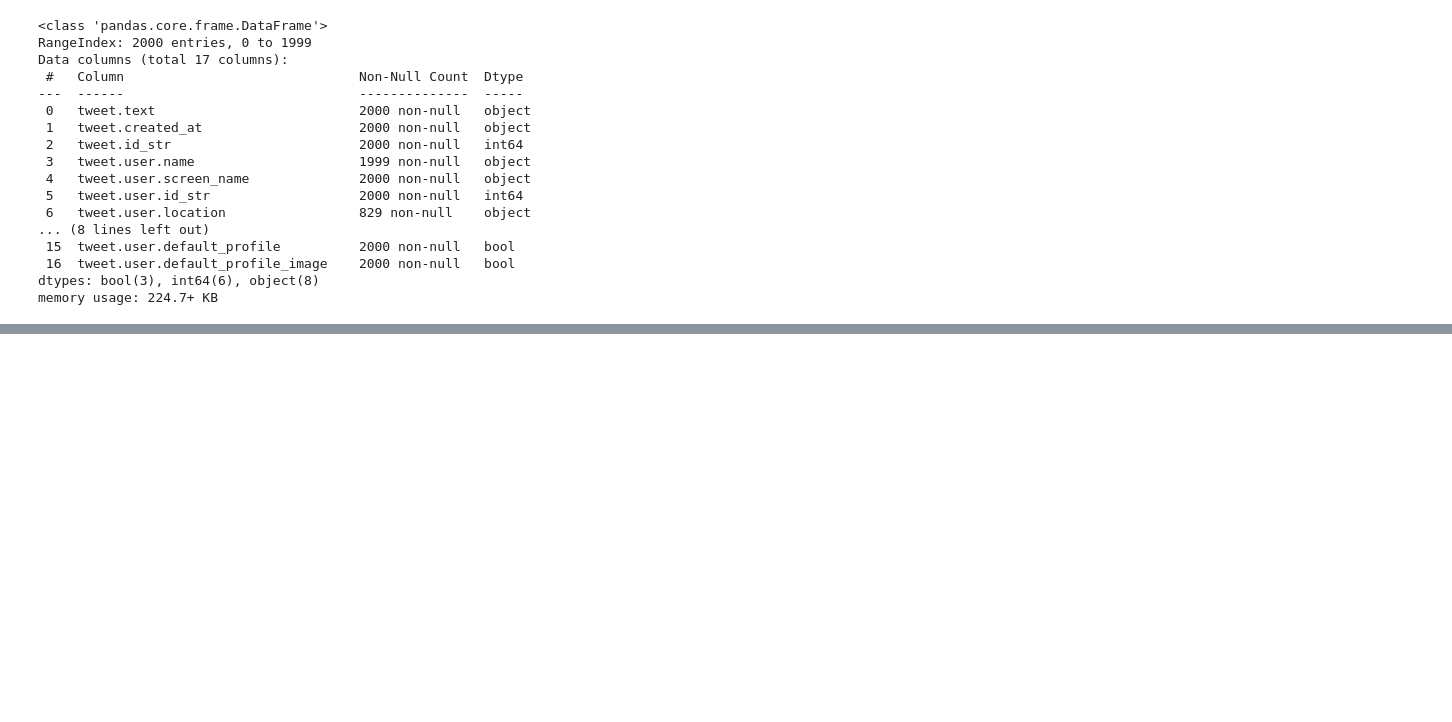
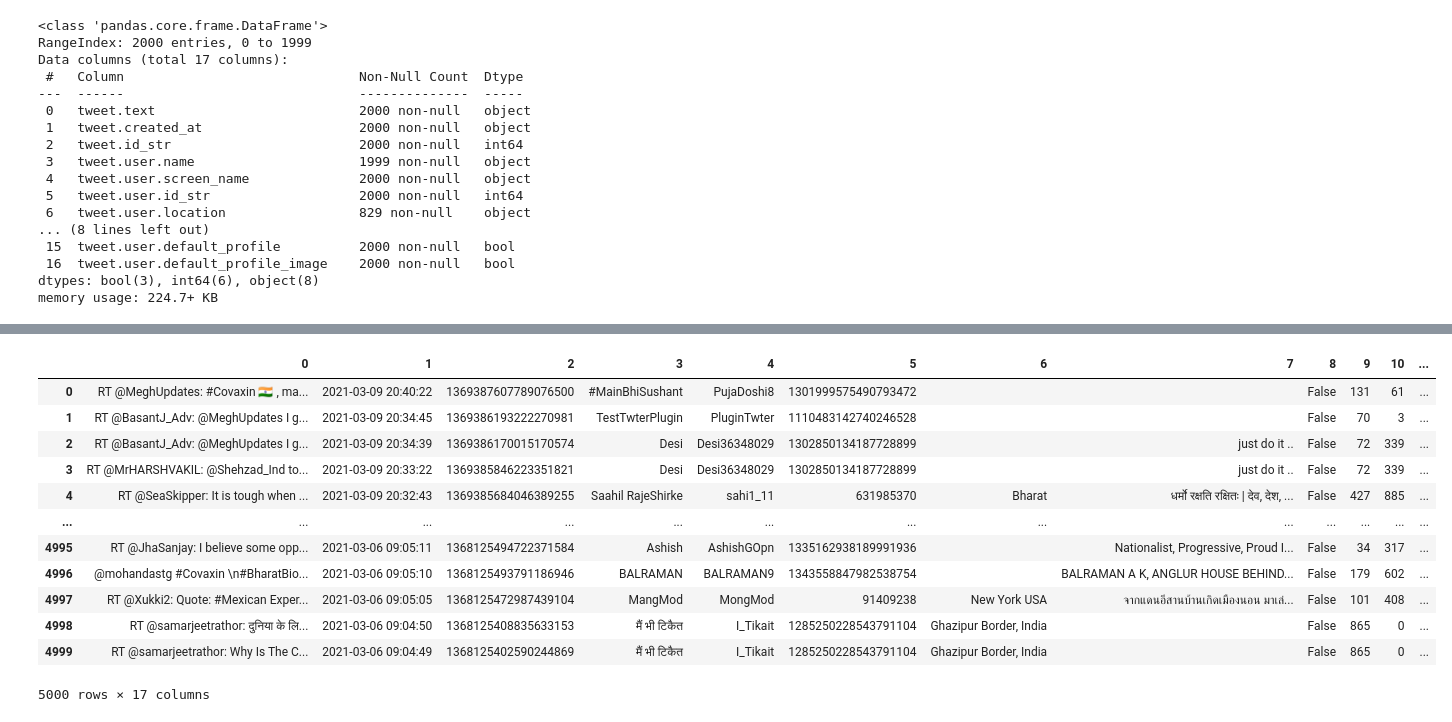
Before and after one commit to satishkannan1995/Twitter-SentimentAnalysis, a Jupyter notebook: Twitter Sentiment Analysis.ipynb, the cells around one changed output, grey strips where cells are left out. Cells and saved outputs as stored; diff of their text form; code cells hidden in the pictures; blank space fills up the shorter version.

```diff
--- a/Twitter Sentiment Analysis.ipynb
+++ b/Twitter Sentiment Analysis.ipynb
@@ -347,0 +431,16 @@ memory usage: 224.7+ KB
+# %%
+tweets_df
+# %% [output]
+|  | 0 | 1 | 2 | 3 | 4 | 5 | 6 | 7 | 8 | 9 | 10 | ... |
+| 0 | RT @MeghUpdates: #Covaxin 🇮🇳 , ma... | 2021-03-09 20:40:22 | 1369387607789076500 | #MainBhiSushant | PujaDoshi8 | 1301999575490793472 |  |  | False | 131 | 61 | ... |
+| 1 | RT @BasantJ_Adv: @MeghUpdates I g... | 2021-03-09 20:34:45 | 1369386193222270981 | TestTwterPlugin | PluginTwter | 1110483142740246528 |  |  | False | 70 | 3 | ... |
+| 2 | RT @BasantJ_Adv: @MeghUpdates I g... | 2021-03-09 20:34:39 | 1369386170015170574 | Desi | Desi36348029 | 1302850134187728899 |  | just do it .. | False | 72 | 339 | ... |
+| 3 | RT @MrHARSHVAKIL: @Shehzad_Ind to... | 2021-03-09 20:33:22 | 1369385846223351821 | Desi | Desi36348029 | 1302850134187728899 |  | just do it .. | False | 72 | 339 | ... |
+| 4 | RT @SeaSkipper: It is tough when ... | 2021-03-09 20:32:43 | 1369385684046389255 | Saahil RajeShirke | sahi1_11 | 631985370 | Bharat | धर्मो रक्षति रक्षितः | देव, देश, ... | False | 427 | 885 | ... |
+| ... | ... | ... | ... | ... | ... | ... | ... | ... | ... | ... | ... | ... |
+| 4995 | RT @JhaSanjay: I believe some opp... | 2021-03-06 09:05:11 | 1368125494722371584 | Ashish | AshishGOpn | 1335162938189991936 |  | Nationalist, Progressive, Proud I... | False | 34 | 317 | ... |
+| 4996 | @mohandastg #Covaxin \n#BharatBio... | 2021-03-06 09:05:10 | 1368125493791186946 | BALRAMAN | BALRAMAN9 | 1343558847982538754 |  | BALRAMAN A K, ANGLUR HOUSE BEHIND... | False | 179 | 602 | ... |
+| 4997 | RT @Xukki2: Quote: #Mexican Exper... | 2021-03-06 09:05:05 | 1368125472987439104 | MangMod | MongMod | 91409238 | New York USA | จากแดนอีสานบ้านเกิดเมืองนอน มาเล่... | False | 101 | 408 | ... |
+| 4998 | RT @samarjeetrathor: दुनिया के लि... | 2021-03-06 09:04:50 | 1368125408835633153 | मैं भी टिकैत | I_Tikait | 1285250228543791104 | Ghazipur Border, India |  | False | 865 | 0 | ... |
+| 4999 | RT @samarjeetrathor: Why Is The C... | 2021-03-06 09:04:49 | 1368125402590244869 | मैं भी टिकैत | I_Tikait | 1285250228543791104 | Ghazipur Border, India |  | False | 865 | 0 | ... |
+5000 rows × 17 columns
```
Also changed, not shown: parts of 31 cells of this notebook.
